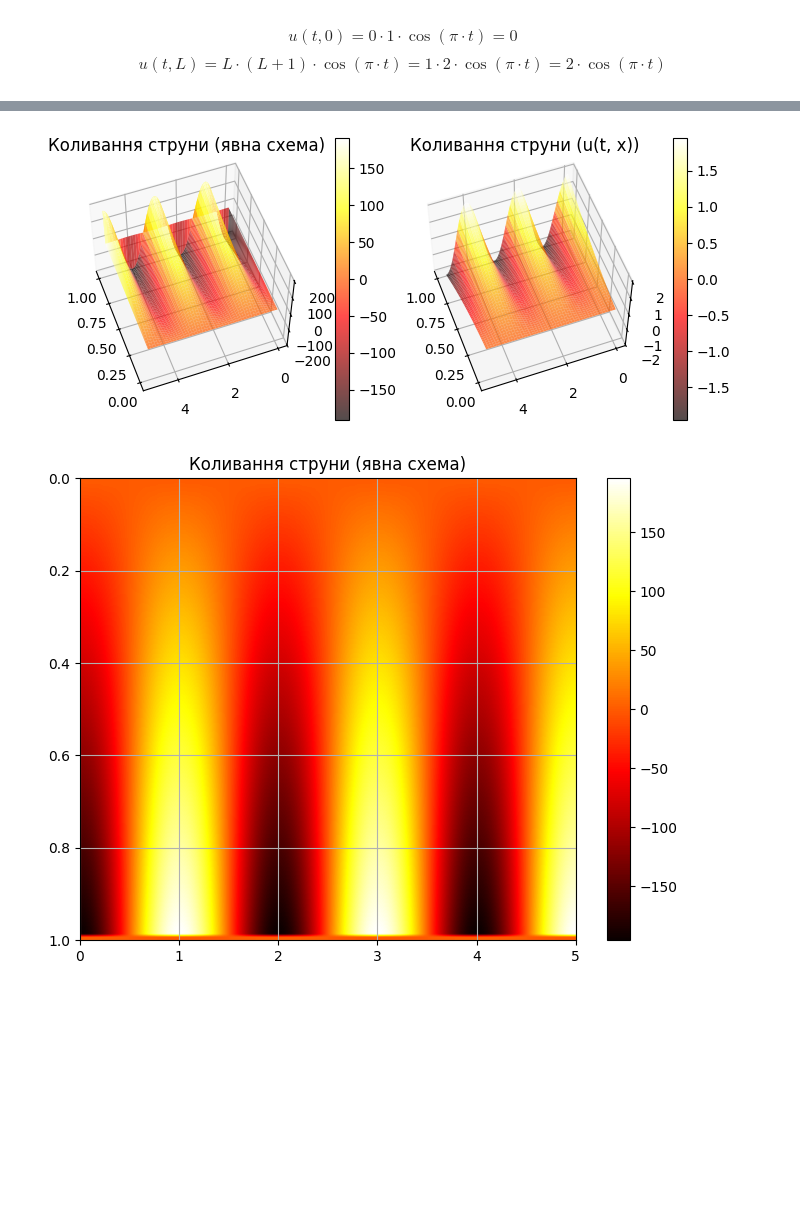
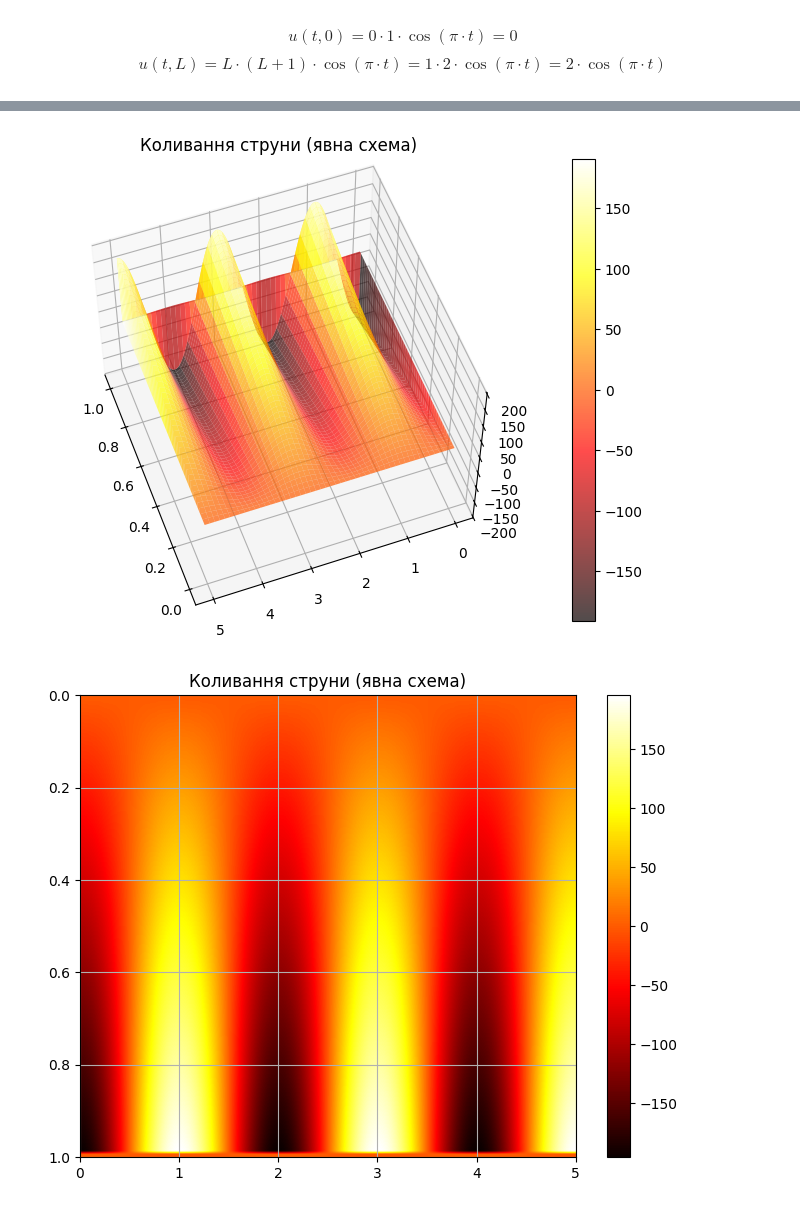
Before and after one commit to KlymentievMaksym/MetOb, a Jupyter notebook: RGR/RGR.ipynb, the cells around one changed output, grey strips where cells are left out. Cells and saved outputs as stored; diff of their text form; code cells hidden in the pictures; blank space fills up the shorter version.

```diff
--- a/RGR/RGR.ipynb
+++ b/RGR/RGR.ipynb
@@ -59,26 +95,18 @@ for k in range(1, nx - 1):
 # (Uc == U).all()
 # %%
 fig = plt.figure(figsize=(8, 6))
-ax1 = fig.add_subplot(121, projection='3d')
-ax2 = fig.add_subplot(122, projection='3d')
-# ax3 = fig.add_subplot(111, projection='3d')
-# ax4 = fig.add_subplot(111, projection='3d')
+ax1 = fig.add_subplot(111, projection='3d')
 x_plot, t_plot = np.meshgrid(x, t)
 colorbar1 = ax1.plot_surface(x_plot, t_plot, U, cmap="hot", alpha=0.7)
-colorbar2 = ax2.plot_surface(x_plot, t_plot, u(t_plot, x_plot), cmap="hot", alpha=0.7)
 fig.colorbar(colorbar1, ax=ax1, fraction=0.05, pad=0.1)
-fig.colorbar(colorbar2, ax=ax2, fraction=0.05, pad=0.1)
 
 ax1.view_init(elev=55, azim=70 + 90)
-ax2.view_init(elev=55, azim=70 + 90)
 
 ax1.set_title("Коливання струни (явна схема)")
 ax1.grid(True)
-ax2.set_title("Коливання струни (u(t, x))")
-ax2.grid(True)
 plt.show()
 # %% [output]
-[figure, old version]
+[figure, new version]
 # %%
 fig, ax = plt.subplots(figsize=(8, 6))
 colorbar = ax.imshow(U[:, ::-1].T, cmap="hot", aspect="auto", extent=[t[0], t[-1], x[-1], x[0]], origin="lower")
```
Also changed, not shown: parts of 5 cells of this notebook, 4 other files.
